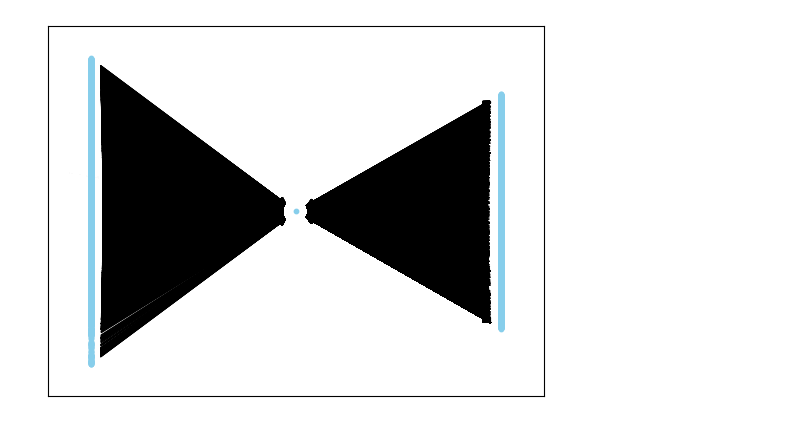
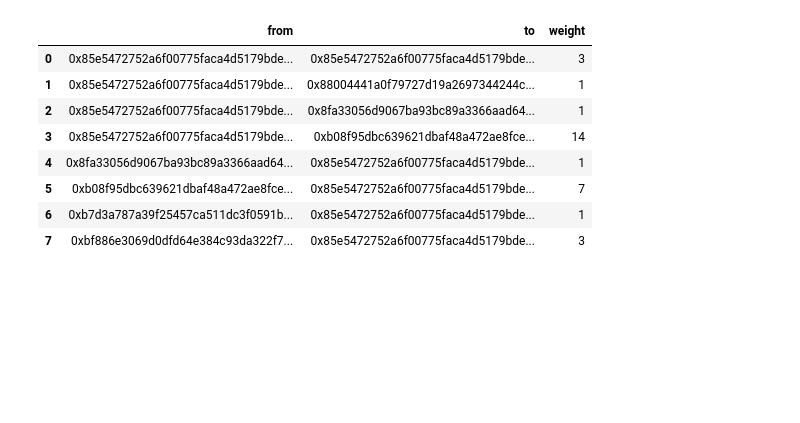
Before and after one commit to dariothuerkauf/address-clustering, a Jupyter notebook: python/network-visualization.ipynb, the cells around one changed output. Cells and saved outputs as stored; diff of their text form; code cells hidden in the pictures; blank space fills up the shorter version.

```diff
--- a/python/network-visualization.ipynb
+++ b/python/network-visualization.ipynb
@@ -65,34 +41,18 @@ plt.show()
-# %%
-# Let's consider that your graph is G and hub node is '0x4bcc..'
-
-hub_node = '0x4bcc68200c672bc6a5f43a118cabf2507355839f'
-
-in_nodes = [n for n in G.predecessors(hub_node)]
-out_nodes = [n for n in G.successors(hub_node)]
-
-# Create position map
-pos = {}
-
-# Position for hub_node
-pos[hub_node] = (0, 0)
-
-# Positions for in_nodes on the left
-for i, node in enumerate(in_nodes):
-    pos[node] = (-1, i - len(in_nodes)/2)
-
-# Positions for out_nodes on the right
-for i, node in enumerate(out_nodes):
-    pos[node] = (1, i - len(out_nodes)/2)
-
-# Draw nodes
-nx.draw_networkx_nodes(G, pos, node_size=10, node_color='skyblue')
-
-# Draw edges
-nx.draw_networkx_edges(G, pos)
-
-# Draw node labels
-#nx.draw_networkx_labels(G, pos)
-
-plt.show()
-# %% [output]
-[figure, removed]
+# %%
+address = '0x85e5472752a6f00775faca4d5179bde1081571b0'
+df1 = pd.read_csv('../data/token_transfers.csv')
+df2 = pd.read_csv('../data/native_transfers.csv')
+df = pd.concat([df1, df2], ignore_index=True)
+df = df.loc[(df['from'] == address) | (df['to'] == address)]
+df = df.groupby(['from','to']).size().reset_index(name='weight')
+df
+# %% [output]
+|  | from | to | weight |
+| 0 | 0x85e5472752a6f00775faca4d5179bde... | 0x85e5472752a6f00775faca4d5179bde... | 3 |
+| 1 | 0x85e5472752a6f00775faca4d5179bde... | 0x88004441a0f79727d19a2697344244c... | 1 |
+| 2 | 0x85e5472752a6f00775faca4d5179bde... | 0x8fa33056d9067ba93bc89a3366aad64... | 1 |
+| 3 | 0x85e5472752a6f00775faca4d5179bde... | 0xb08f95dbc639621dbaf48a472ae8fce... | 14 |
+| 4 | 0x8fa33056d9067ba93bc89a3366aad64... | 0x85e5472752a6f00775faca4d5179bde... | 1 |
+| 5 | 0xb08f95dbc639621dbaf48a472ae8fce... | 0x85e5472752a6f00775faca4d5179bde... | 7 |
+| 6 | 0xb7d3a787a39f25457ca511dc3f0591b... | 0x85e5472752a6f00775faca4d5179bde... | 1 |
+| 7 | 0xbf886e3069d0dfd64e384c93da322f7... | 0x85e5472752a6f00775faca4d5179bde... | 3 |
```
Also changed, not shown: parts of 5 cells of this notebook, 1 other file.
